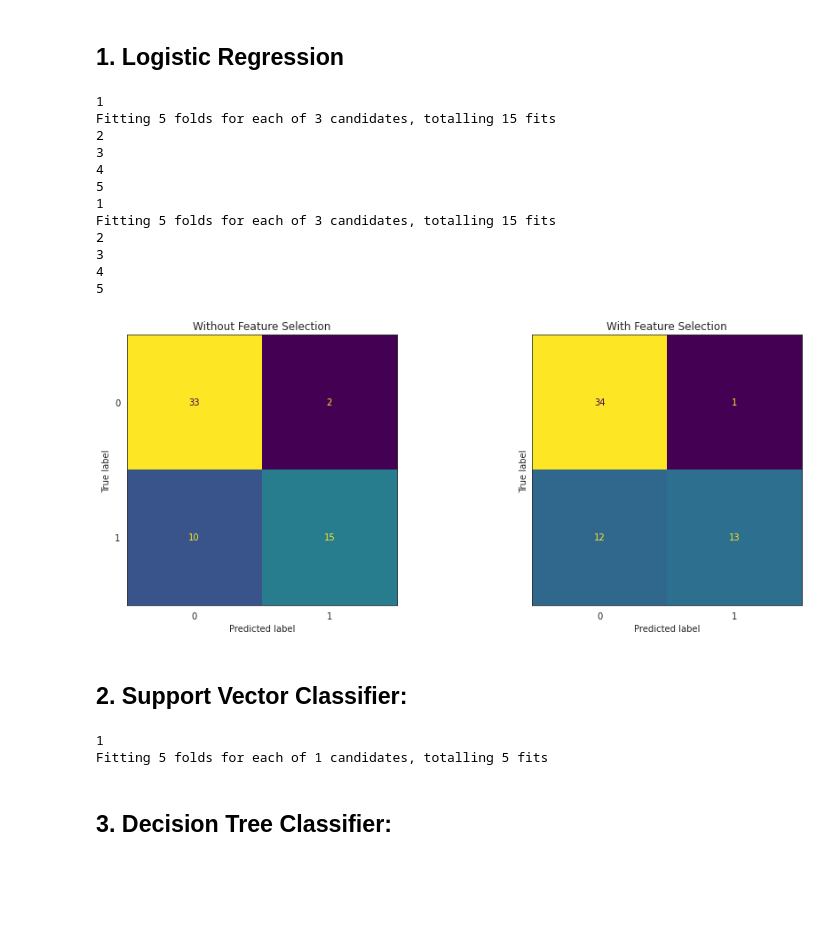
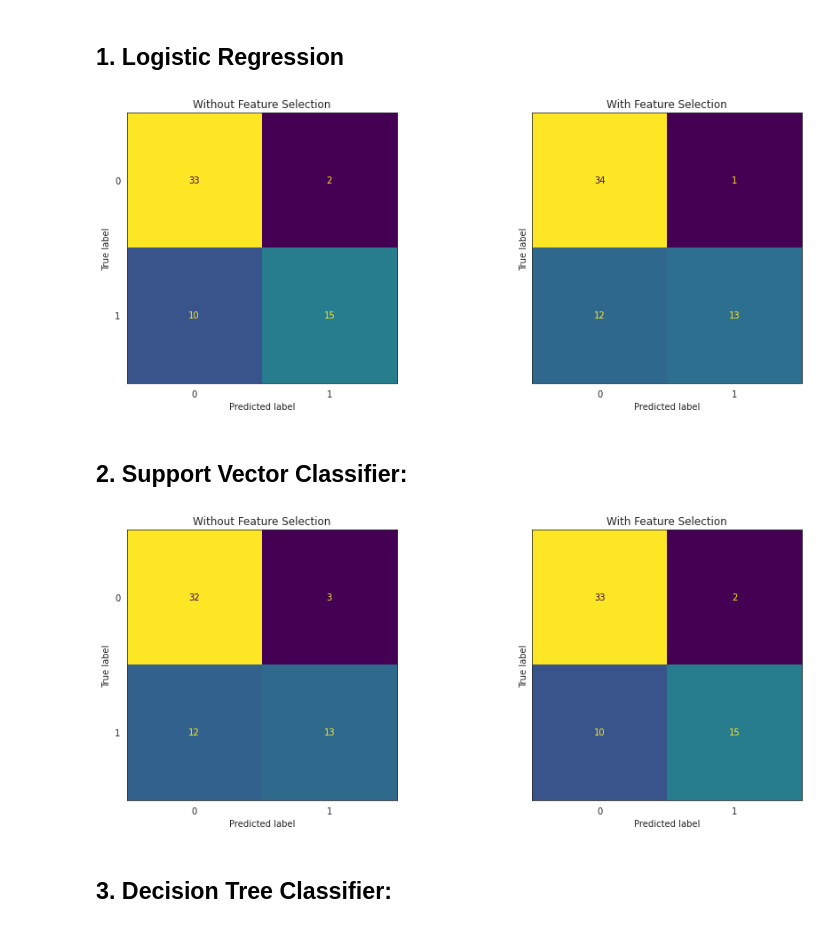
Before and after one commit to RolandSherwin/heart-failure-prediction, a Jupyter notebook: main.ipynb, the cells around one changed output. Cells and saved outputs as stored; diff of their text form; code cells hidden in the pictures; blank space fills up the shorter version.

```diff
--- a/main.ipynb
+++ b/main.ipynb
@@ -435,40 +446,25 @@ def get_prediction_results(y, y_pred, p):
 # %% [markdown]
 ## 1. Logistic Regression
 # %%
-
 log_reg = LogisticRegression(random_state=RANDOM_STATE)
 log_reg_parameters = {
-    "penalty": ["l2"],
-    'C': [0.1, 0.5 ,1]
+    "penalty": ['l2'],
+    'C': [0.25, 0.4, 0.5, 0.75]
     }
-
-main_wrapper(log_reg, log_reg_parameters, X_train, y_train,X_test,y_test, X_train_sel, X_test_sel,grid_search_config, False, False)
+predictor.main_wrapper(log_reg, log_reg_parameters, "Logistic Regression")
 # %% [output]
-1
-Fitting 5 folds for each of 3 candidates, totalling 15 fits
-2
-3
-4
-5
-1
-Fitting 5 folds for each of 3 candidates, totalling 15 fits
-2
-3
-4
-5
 [figure]
 # %% [markdown]
 ## 2. Support Vector Classifier:
 # %%
 svc = SVC(random_state=RANDOM_STATE)
 svc_parameters = {
+    'kernel': ['linear'],
     'C': [1],
-    'kernel': ['linear'],
 }
-main_wrapper(svc, svc_parameters, X_train, y_train,X_test,y_test, X_train_sel, X_test_sel,grid_search_config, False, False)
+predictor.main_wrapper(svc, svc_parameters, "Suport Vector Classifier")
 # %% [output]
-1
-Fitting 5 folds for each of 1 candidates, totalling 5 fits
+[figure, added]
 # %% [markdown]
 ## 3. Decision Tree Classifier:
 # %%
```
Also changed, not shown: parts of 13 cells of this notebook.
